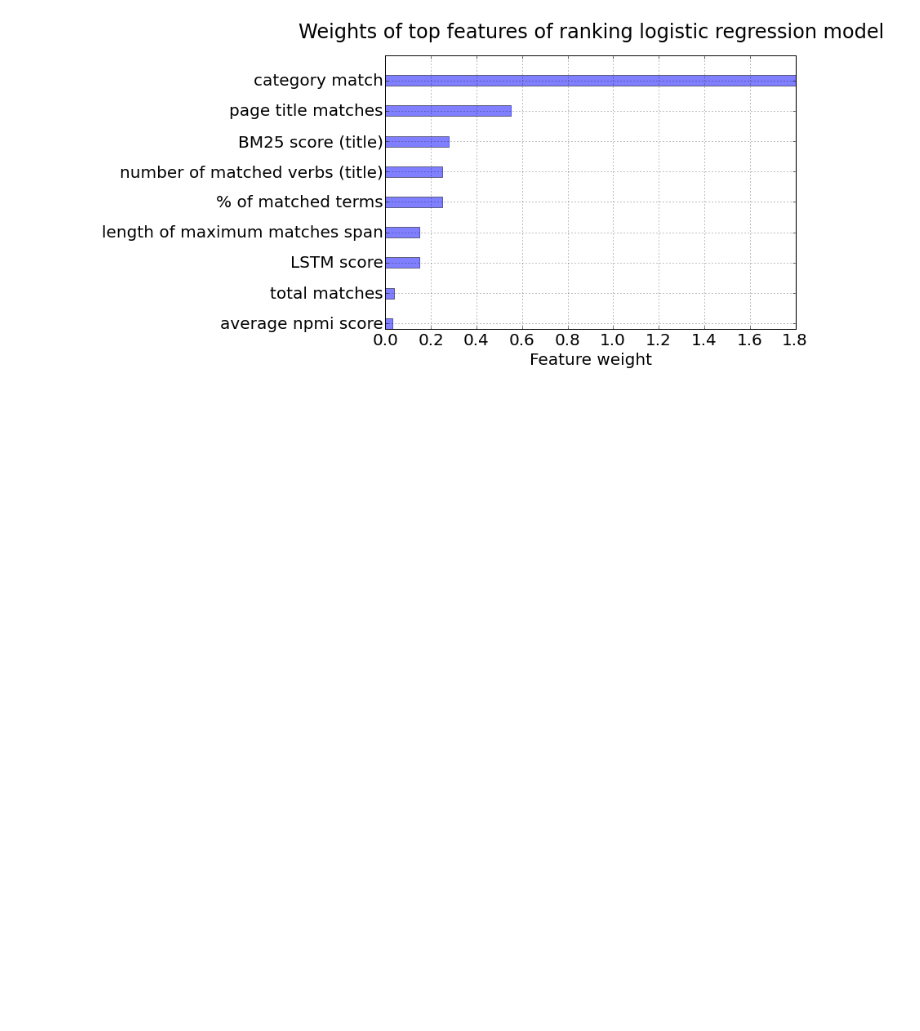
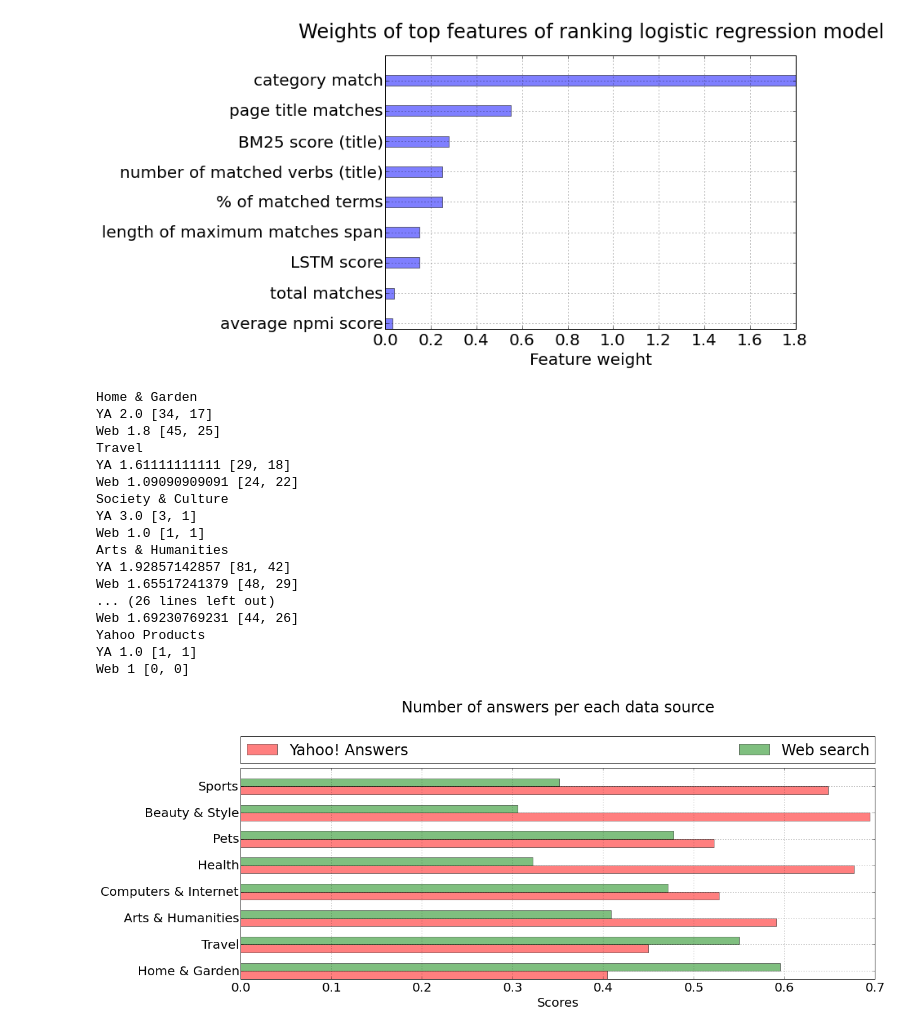
Before and after one commit to DenXX/irlab, a Jupyter notebook: code/dsavenk/liveqa/analysis/LiveQA Analysis.ipynb, the cells around one changed output. Drawn from its saved outputs; the diff is of its cells as text; code cells hidden in the pictures; blank space fills up the shorter version.

```diff
--- a/code/dsavenk/liveqa/analysis/LiveQA Analysis.ipynb
+++ b/code/dsavenk/liveqa/analysis/LiveQA Analysis.ipynb
@@ -337,3 +337,77 @@ plt.title("Weights of top features of ranking logistic regression model", y=1.05
 plt.show()
 # %% [output]
 [figure]
+# %%
+ya = dict()
+web = dict()
+for qid, result in judged_results.iteritems():
+    answer_rec = answers[qid]
+    if qid in questions:
+        question = questions[qid]["TITLE"] + "\n" + questions[qid]["BODY"]
+        category = questions[qid]["CATEGORY"].split(",")[0]
+        if category not in ya:
+            ya[category] = [0, 0]
+            web[category] = [0, 0]
+        url = answer_rec["RESOURCES"]
+        answer = answer_rec["ANSWERCONTENT"]
+        #if result["SCORE"] == "4":
+        #    print("Question:\t", question, "\n")
+        #    print("Answer:\t", answer, "\n", url, "\n\n")
+        score = int(result["SCORE"])
+        if url.find("answers.yahoo.com") != -1:
+            ya[category][0] += score
+            ya[category][1] += 1
+        else:
+            web[category][0] += score
+            web[category][1] += 1
+
+ya_avg = []
+web_avg = []
+categories = []
+for category in ya.iterkeys():
+    if (ya[category][1] + web[category][1]) > 5:
+        ya_avg.append(1.0 * ya[category][1] / (ya[category][1] + web[category][1]))
+        web_avg.append(1.0 * web[category][1] / (ya[category][1] + web[category][1]))
+        categories.append(category)
+
+    print(category)
+    print("YA", 1.0 * ya[category][0] / ya[category][1] if ya[category][1] > 0 else 1, ya[category])
+    print("Web", 1.0 * web[category][0] / web[category][1] if web[category][1] > 0 else 1, web[category])
+
+
+ind = np.arange(len(categories))  # the x locations for the groups
+width = 0.3       # the width of the bars
+fig, ax = plt.subplots(figsize=(18,6))
+
+average_bars = ax.barh(ind, ya_avg, width, color='r', alpha=0.5)
+emory_bars = ax.barh(ind + width, web_avg, width, color='g', alpha=0.5)
+
+# add some text for labels, title and axes ticks
+ax.set_xlabel('Scores')
+ax.set_yticks(ind + width)
+ax.set_yticklabels(categories)
+
+ax.legend((average_bars[0], emory_bars[0]), ('Yahoo! Answers', 'Web search'), bbox_to_anchor=(0., 1.02, 1., .102), loc=3,
+           ncol=2, mode="expand", borderaxespad=0.)
+plt.grid(True)
+plt.title("Number of answers per each data source", y=1.25)
+plt.show()
+# %% [output]
+Home & Garden
+YA 2.0 [34, 17]
+Web 1.8 [45, 25]
+Travel
+YA 1.61111111111 [29, 18]
+Web 1.09090909091 [24, 22]
+Society & Culture
+YA 3.0 [3, 1]
+Web 1.0 [1, 1]
+Arts & Humanities
+YA 1.92857142857 [81, 42]
+Web 1.65517241379 [48, 29]
+... (26 lines left out)
+Web 1.69230769231 [44, 26]
+Yahoo Products
+YA 1.0 [1, 1]
+Web 1 [0, 0]
+[figure, added]
```
Also changed, not shown: 1 other file.
